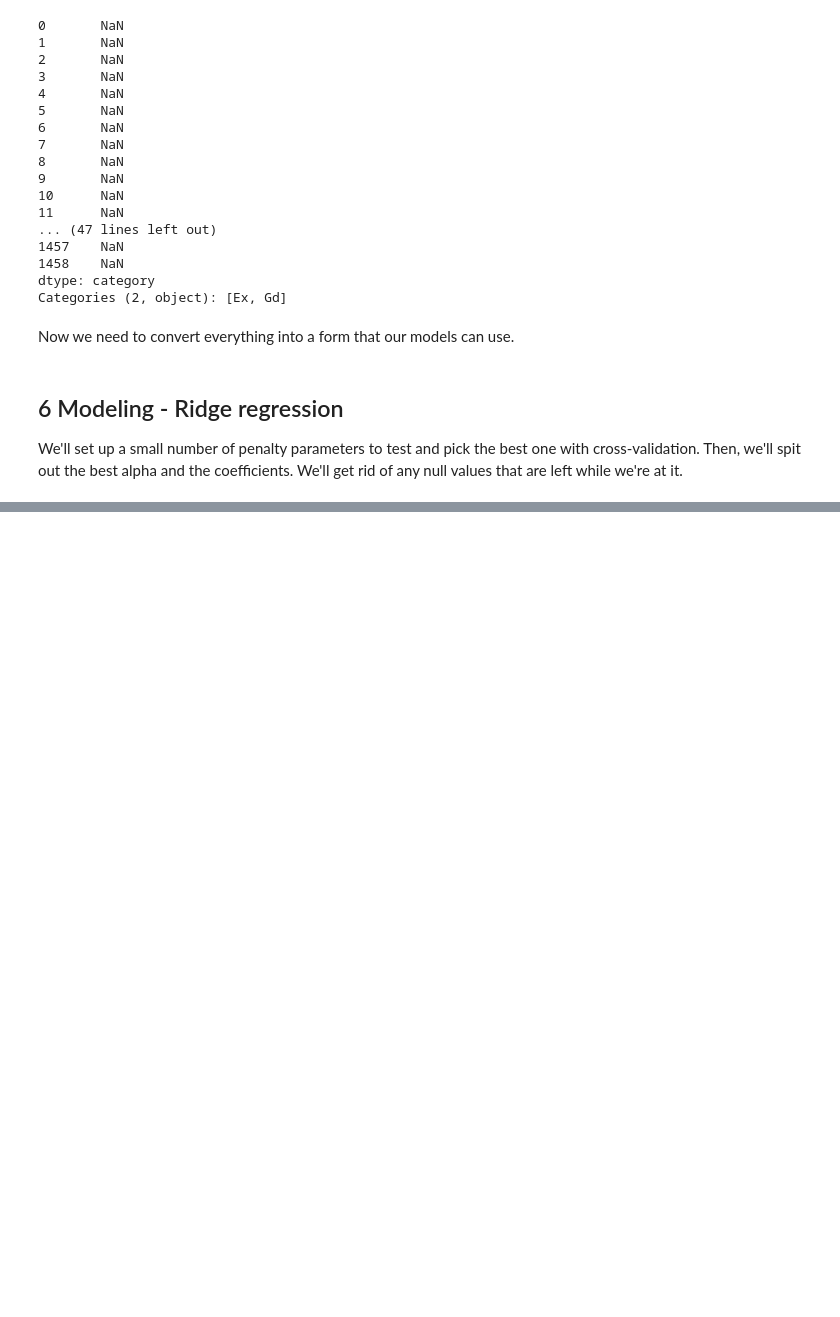
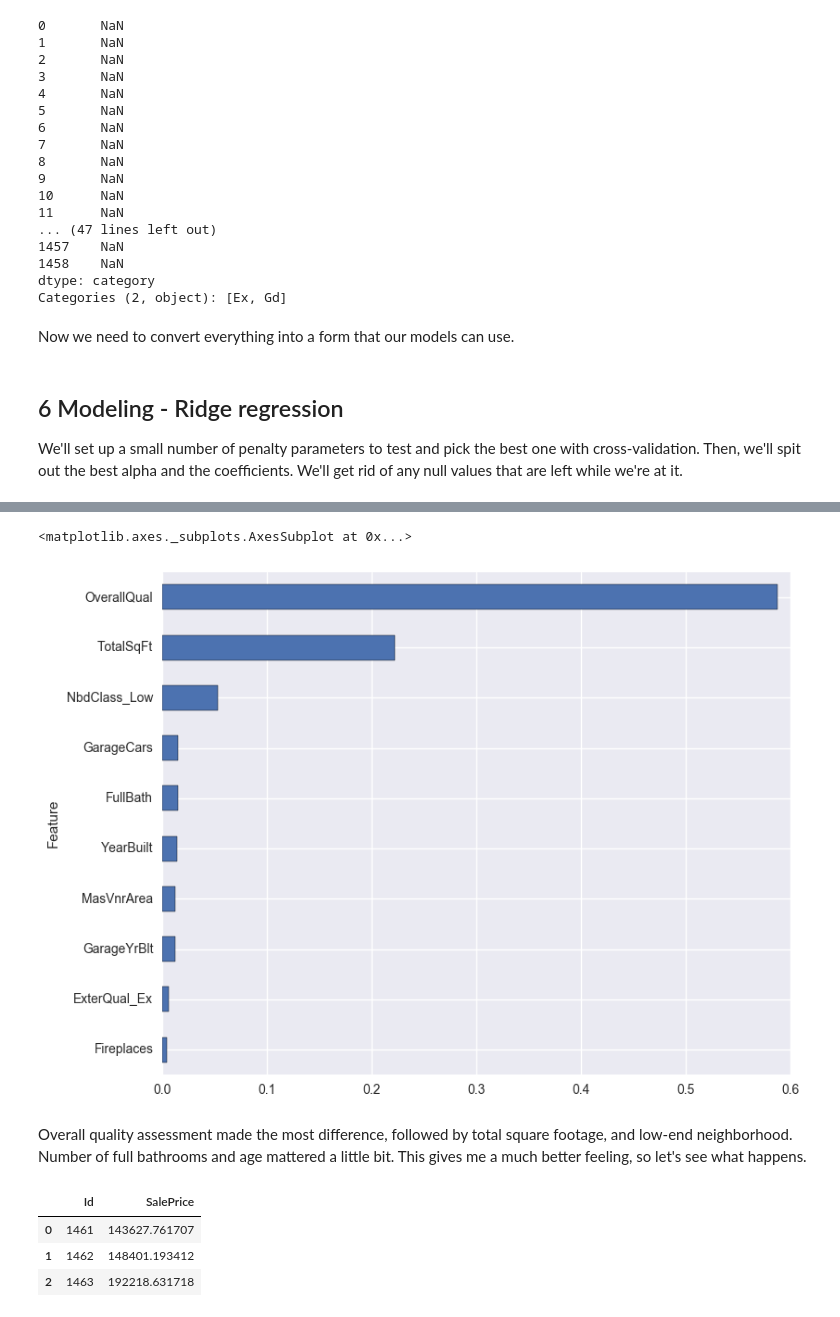
Before and after one commit to jdunavin/Homes, a Jupyter notebook: Ames IA home prices.ipynb, the cells around one changed output, grey strips where cells are left out. Saved outputs shown, nothing was run; the diff lists cells and outputs as text; code cells hidden in the pictures; blank space fills up the shorter version.

```diff
--- a/Ames IA home prices.ipynb
+++ b/Ames IA home prices.ipynb
@@ -394,0 +485,5 @@ ridge.alpha_
+# %%
+alphas = np.logspace(-3,7,num=29)
+# %%
+lasso = linear_model.LassoCV(alphas=alphas, tol=0.01, selection='random', random_state=17, max_iter=100000)
+lasso.fit(trainX, trainY)
@@ -394,0 +668,10 @@ ridge.alpha_
+# %%
+importances = pd.DataFrame({'Feature':trainX.columns, 'Importance':rf_best.feature_importances_})
+importances = importances.sort_values('Importance',ascending=False).set_index('Feature')
+# %%
+importances[0:10].iloc[::-1].plot(kind='barh',legend=False)
+# %% [output]
+<matplotlib.axes._subplots.AxesSubplot at 0x...>
+[figure, added]
+# %% [markdown]
+Overall quality assessment made the most difference, followed by total square footage, and low-end neighborhood. Number of full bathrooms and age mattered a little bit. This gives me a much better feeling, so let's see what happens.
@@ -394,0 +684,7 @@ ridge.alpha_
+# %%
+solrf.head(3)
+# %% [output]
+|  | Id | SalePrice |
+| 0 | 1461 | 143627.761707 |
+| 1 | 1462 | 148401.193412 |
+| 2 | 1463 | 192218.631718 |
```
Also changed, not shown: parts of 54 cells of this notebook, 3 other files.
